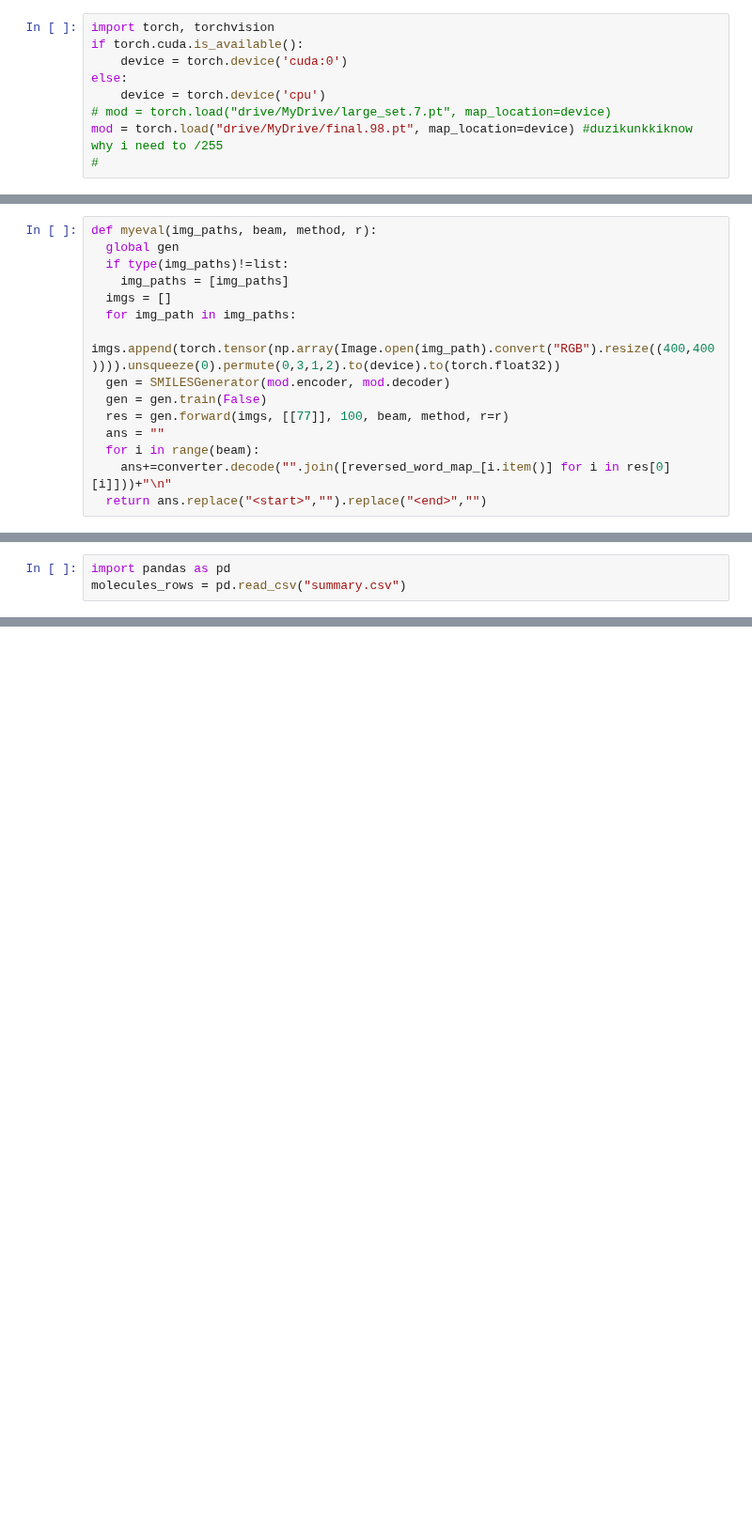
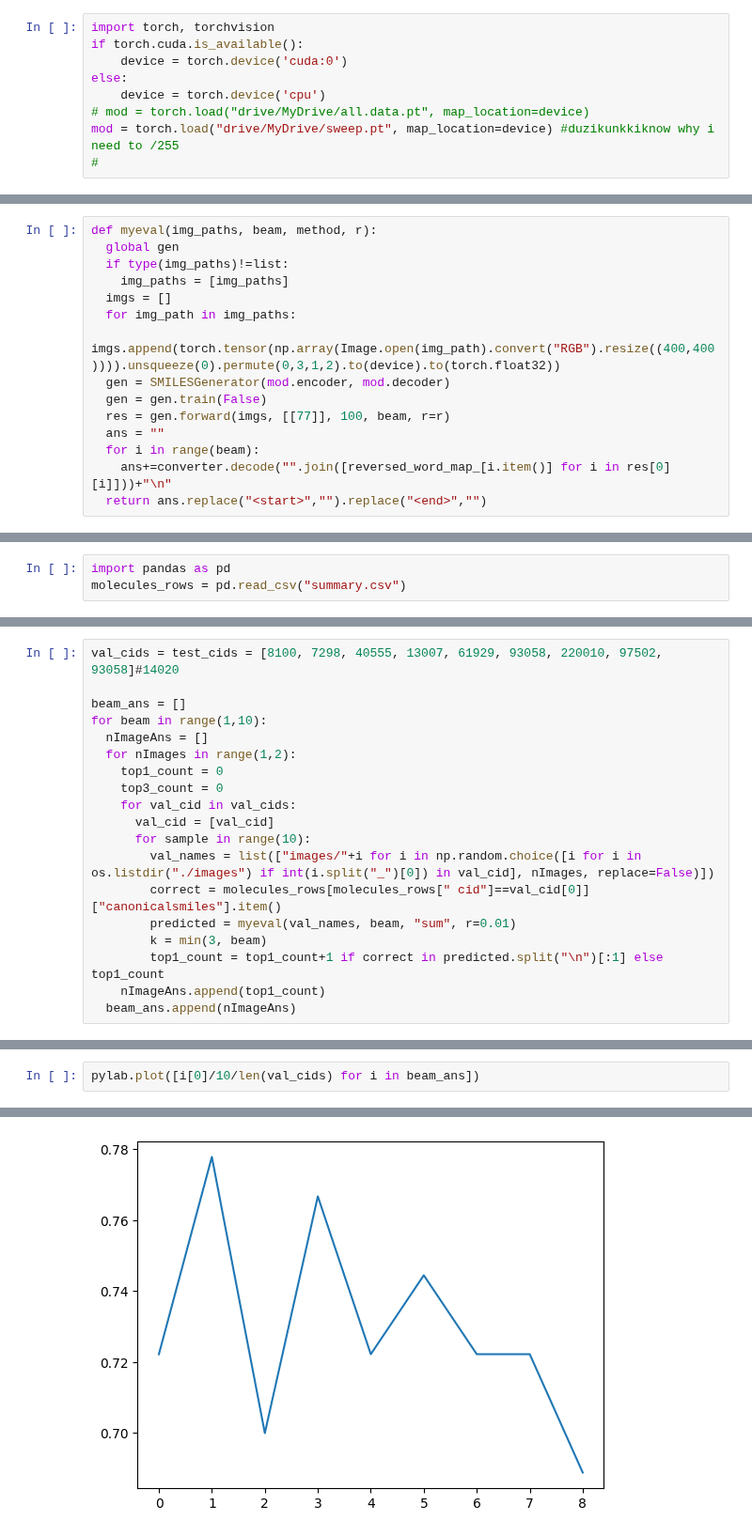
Before and after one commit to weathon/3d2smile, a Jupyter notebook: thesis_test.ipynb, the cells around one changed output, grey strips where cells are left out. Shown at 94% size. Saved outputs shown, nothing was run; the diff lists cells and outputs as text; blank space fills up the shorter version.

Commit message:
new method, fialed?

```diff
--- a/thesis_test.ipynb
+++ b/thesis_test.ipynb
@@ -58,8 +51,8 @@ if torch.cuda.is_available():
     device = torch.device('cuda:0')
 else:
     device = torch.device('cpu')
-# mod = torch.load("drive/MyDrive/large_set.7.pt", map_location=device)
-mod = torch.load("drive/MyDrive/final.98.pt", map_location=device) #duzikunkkiknow why i need to /255
+# mod = torch.load("drive/MyDrive/all.data.pt", map_location=device)
+mod = torch.load("drive/MyDrive/sweep.pt", map_location=device) #duzikunkkiknow why i need to /255
 #
 # %%
 t = 1
@@ -214,7 +292,7 @@ def myeval(img_paths, beam, method, r):
     imgs.append(torch.tensor(np.array(Image.open(img_path).convert("RGB").resize((400,400)))).unsqueeze(0).permute(0,3,1,2).to(device).to(torch.float32))
   gen = SMILESGenerator(mod.encoder, mod.decoder)
   gen = gen.train(False)
-  res = gen.forward(imgs, [[77]], 100, beam, method, r=r)
+  res = gen.forward(imgs, [[77]], 100, beam, r=r)
   ans = ""
   for i in range(beam):
     ans+=converter.decode("".join([reversed_word_map_[i.item()] for i in res[0][i]]))+"\n"
@@ -242,0 +424,19 @@ predicted
+# %%
+val_cids = test_cids = [8100, 7298, 40555, 13007, 61929, 93058, 220010, 97502, 93058]#14020
+
+beam_ans = []
+for beam in range(1,10):
+  nImageAns = []
+  for nImages in range(1,2):
+    top1_count = 0
+    top3_count = 0
+    for val_cid in val_cids:
+      val_cid = [val_cid]
+      for sample in range(10):
+        val_names = list(["images/"+i for i in np.random.choice([i for i in os.listdir("./images") if int(i.split("_")[0]) in val_cid], nImages, replace=False)])
+        correct = molecules_rows[molecules_rows[" cid"]==val_cid[0]]["canonicalsmiles"].item()
+        predicted = myeval(val_names, beam, "sum", r=0.01)
+        k = min(3, beam)
+        top1_count = top1_count+1 if correct in predicted.split("\n")[:1] else top1_count
+    nImageAns.append(top1_count)
+  beam_ans.append(nImageAns)
@@ -246,0 +461,3 @@ beam_ans
+# %%
+pylab.plot([i[0]/10/len(val_cids) for i in beam_ans])
+# %% [output]
@@ -246,0 +465 @@ beam_ans
+[figure, added]
```
Also changed, not shown: parts of 42 cells of this notebook.
